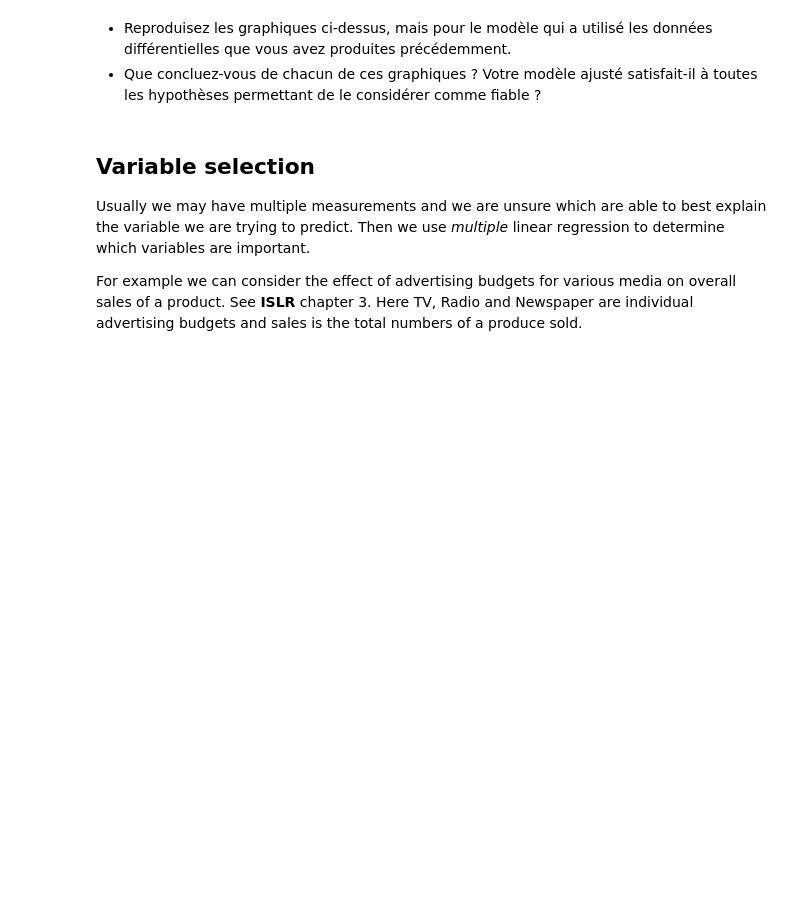
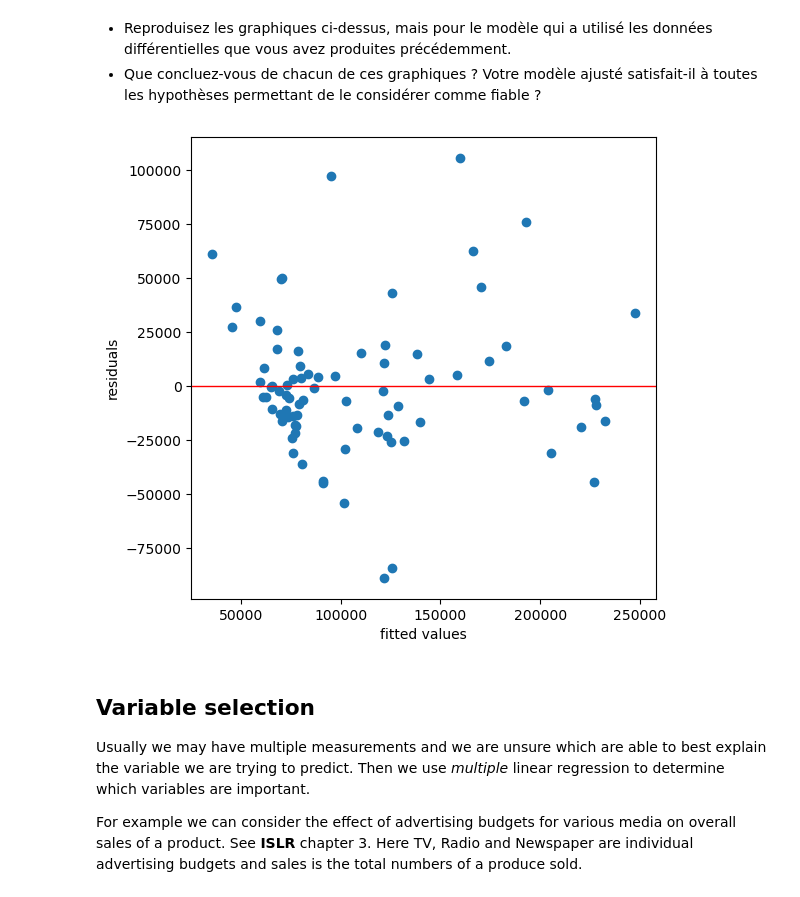
Before and after one commit to someia2026/Machine_Learning_Data_Mining, a Jupyter notebook: 01ClassicLinearRegression.ipynb, the cells around one changed output. Cells and saved outputs as stored; diff of their text form; code cells hidden in the pictures; blank space fills up the shorter version.

```diff
--- a/01ClassicLinearRegression.ipynb
+++ b/01ClassicLinearRegression.ipynb
@@ -879,3 +877,13 @@ plt.show()
+# %%
+#### your solution here
+fig, ax = plt.subplots(figsize=(6,6))
+plt.scatter(results.fittedvalues, results.resid)
+ax.set_xlabel('fitted values')
+ax.set_ylabel('residuals')
+ax.axhline(linewidth=1, color='r')
+plt.show()
+# %% [output]
+[figure, added]
 # %% [markdown]
 ## Variable selection
 
```
Also changed, not shown: parts of 6 cells of this notebook, 1 other file.
